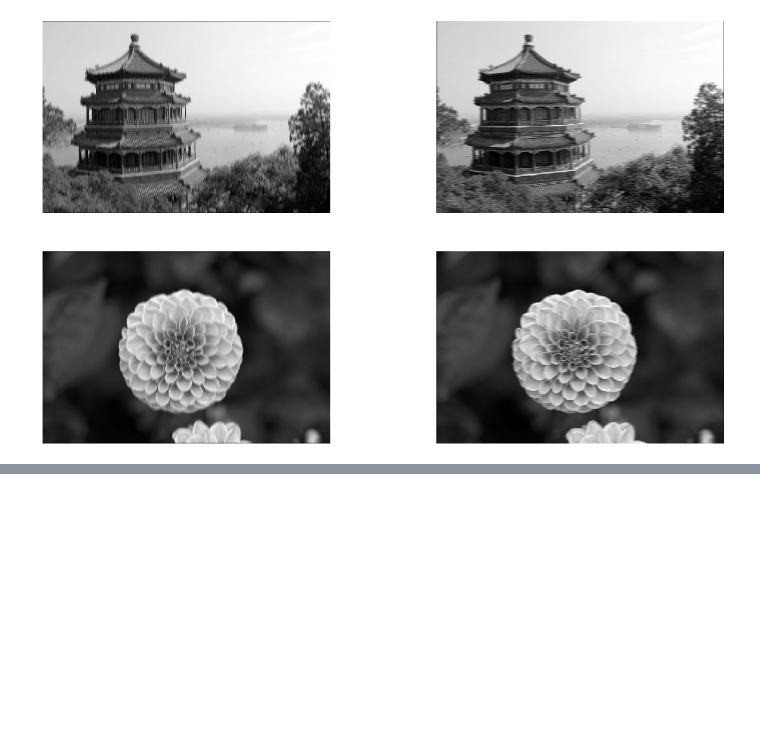
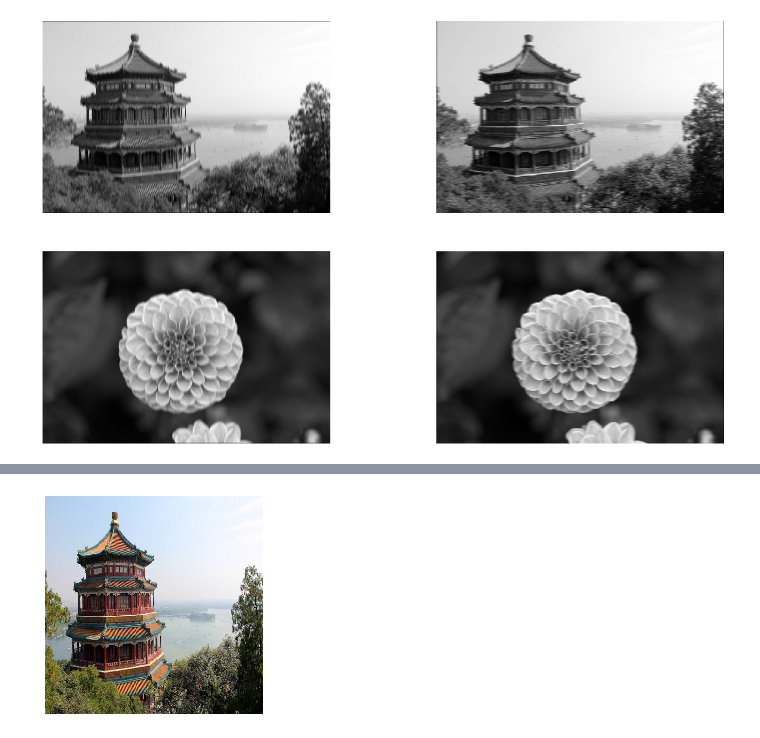
Before and after one commit to kebuhcah/experiments, a Jupyter notebook: ageron/14_deep_computer_vision_with_cnns.ipynb, the cells around one changed output, grey strips where cells are left out. Drawn from its saved outputs; the diff is of its cells as text; code cells hidden in the pictures; blank space fills up the shorter version.

```diff
--- a/ageron/14_deep_computer_vision_with_cnns.ipynb
+++ b/ageron/14_deep_computer_vision_with_cnns.ipynb
@@ -104,0 +246,6 @@ plt.show()
+# %%
+images_resized = tf.image.resize(images, [224, 224])
+plot_color_image(images_resized[0])
+plt.show()
+# %% [output]
+[figure, added]
```
Also changed, not shown: parts of 27 cells of this notebook, 1 other file.
